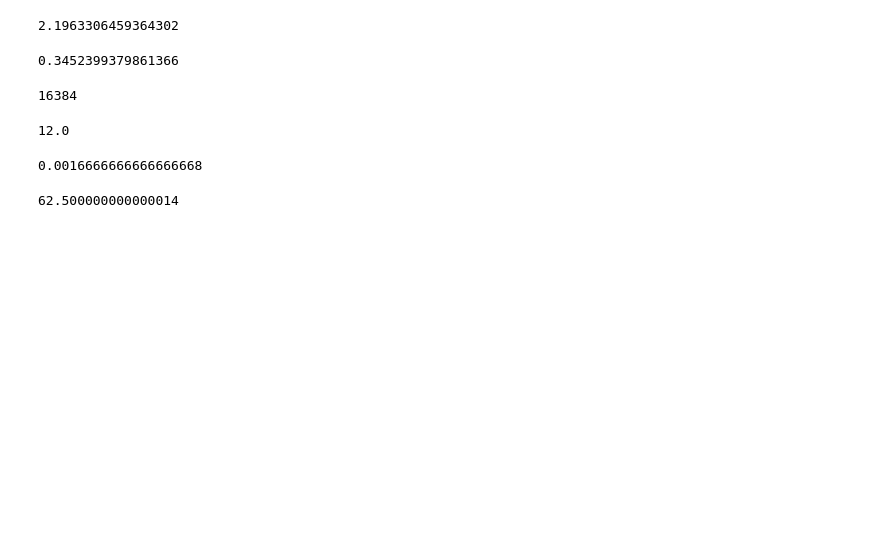
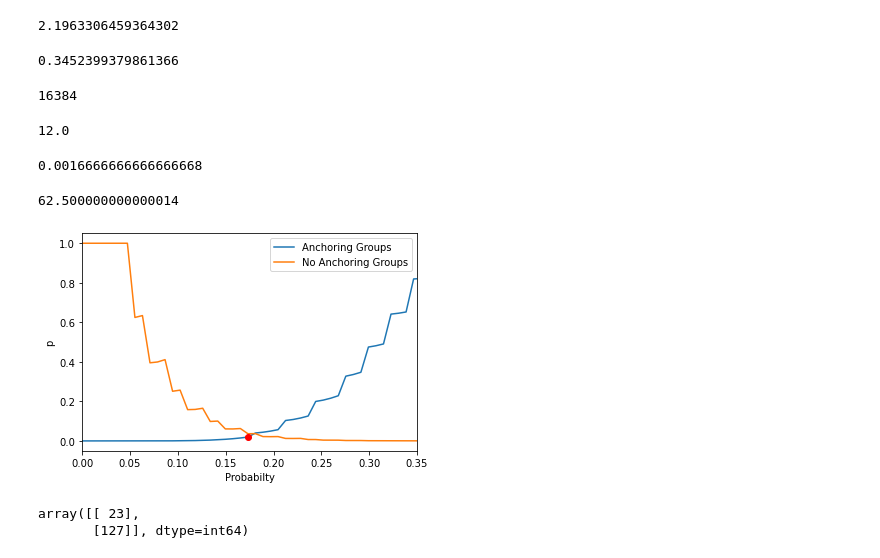
Before and after one commit to AlessandroLodi/DPhil-Thesis-Oxford, a Jupyter notebook: chapter_fabrication/figures/plotting_fabrication.ipynb, the cells around one changed output. Drawn from its saved outputs; the diff is of its cells as text; code cells hidden in the pictures; blank space fills up the shorter version.

```diff
--- a/chapter_fabrication/figures/plotting_fabrication.ipynb
+++ b/chapter_fabrication/figures/plotting_fabrication.ipynb
@@ -668,3 +668,36 @@ hall_coef = lambda n, e, d: 1 / (n*e*d)
 hall_coef(n, d, e)
 # %% [output]
 62.500000000000014
+# %%
+import numpy as np
+from scipy.stats import binom_test
+import matplotlib.pyplot as plt
+
+
+ps = np.linspace(0, 1, 128)
+y = np.linspace(0, 1, 128)
+pvals_hbc = []
+pvals_no_anchors = []
+for p in ps:
+    pval_hbc = binom_test(8, 21, p=p, alternative='two-sided')  # 8/21 molecular junctions for HBC-ZnP
+    pval_no_anchors = binom_test(0, 20, p=p, alternative='two-sided')  # 0/20 molecular junctions for ZnP (no anchors)
+    pvals_hbc.append(pval_hbc)
+    pvals_no_anchors.append(pval_no_anchors)
+pvals_hbc = np.asarray(pvals_hbc)
+plt.plot(ps, pvals_hbc, label='Anchoring Groups')
+plt.plot(ps, pvals_no_anchors, label='No Anchoring Groups')
+
+idx = np.argwhere(np.diff(np.sign(pvals_hbc - pvals_no_anchors))).flatten()
+plt.plot(ps[idx], pvals_hbc[idx], 'ro')
+plt.xlim([0.0, 0.35])
+plt.xlabel('Probabilty')
+plt.ylabel('p')
+plt.legend()
+plt.show()
+# %% [output]
+[figure, added]
+# %%
+np.argwhere(np.diff(np.sign(pvals_hbc - pvals_no_anchors)))+1
+# %% [output]
+array([[ 23],
+       [127]], dtype=int64)
```
Also changed, not shown: 9 other files.
